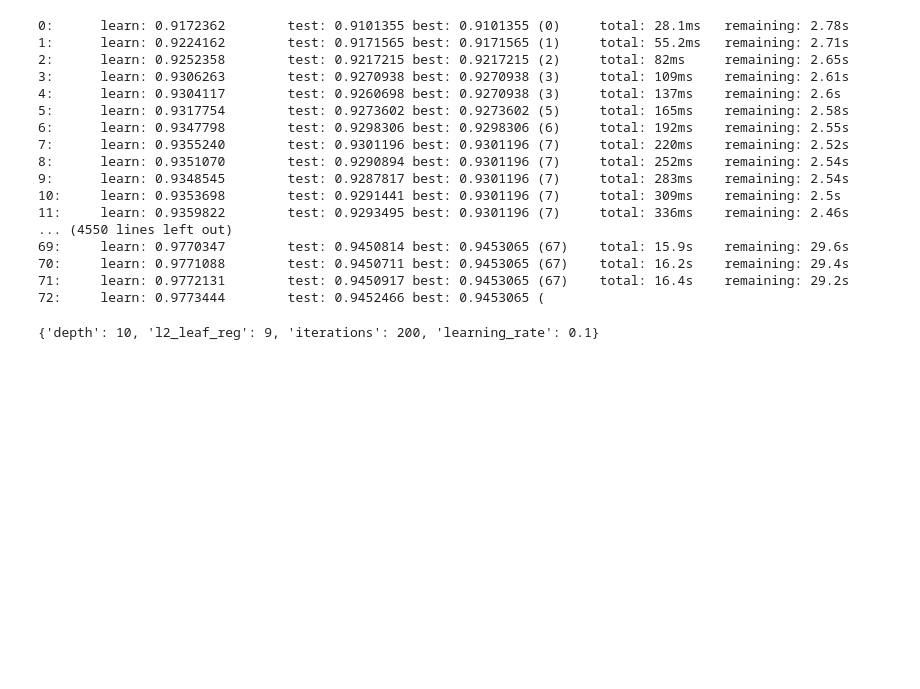
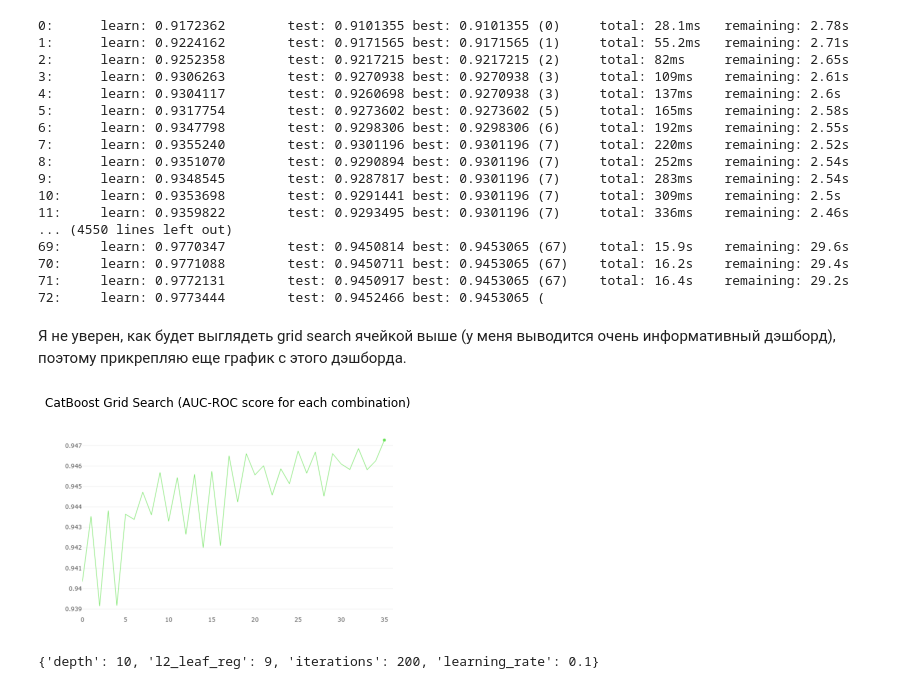
Before and after one commit to krsafonov/ml_nes_2021, a Jupyter notebook: homeworks/hw05_boosting.ipynb, the cells around one changed output. Drawn from its saved outputs; the diff is of its cells as text; code cells hidden in the pictures; blank space fills up the shorter version.

```diff
--- a/homeworks/hw05_boosting.ipynb
+++ b/homeworks/hw05_boosting.ipynb
@@ -440,6 +440,25 @@ MetricVisualizer(layout=Layout(align_self='stretch', height='500px'))
 70:     learn: 0.9771088        test: 0.9450711 best: 0.9453065 (67)    total: 16.2s    remaining: 29.4s
 71:     learn: 0.9772131        test: 0.9450917 best: 0.9453065 (67)    total: 16.4s    remaining: 29.2s
 72:     learn: 0.9773444        test: 0.9452466 best: 0.9453065 (
+# %% [markdown]
+Я не уверен, как будет выглядеть grid search ячейкой выше (у меня выводится очень информативный дэшборд), поэтому прикрепляю еще график с этого дэшборда.
+# %%
+import requests
+from PIL import Image
+import matplotlib.pyplot as plt
+from io import BytesIO
+
+%matplotlib inline
+
+url = "https://i.ibb.co/WpjPh3q/hw05-grid-search-catboost.png"
+
+response = requests.get(url)
+img_before = np.asarray(Image.open(BytesIO(response.content)))
+plt.imshow(img_before)
+plt.axis("off")
+plt.title("CatBoost Grid Search (AUC-ROC score for each combination)");
+# %% [output]
+[figure, added]
 # %%
 # Вот такие параметры я отобрал на gridsearch
 grid_search_result["params"]
```
Also changed, not shown: parts of 1 cell of this notebook.
